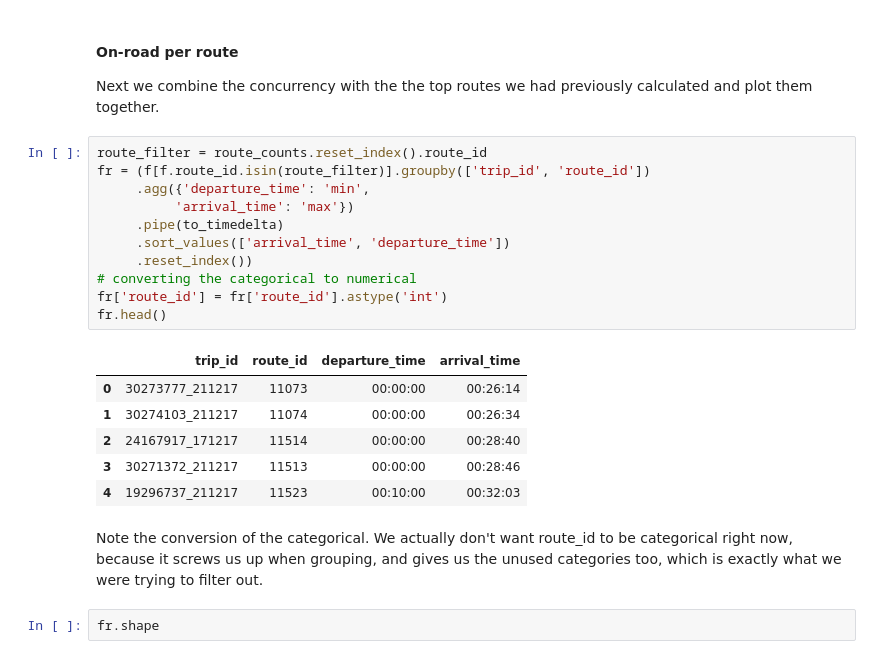
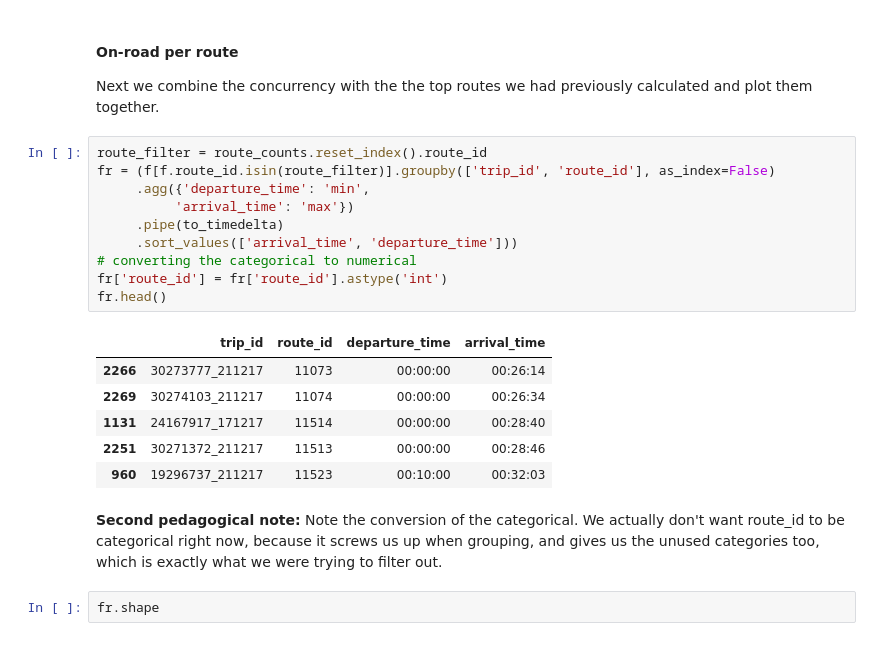
Before and after one commit to cjer/cjer-pelican, a Jupyter notebook: content/notebooks/openbus_2_concurrency.ipynb, the cells around one changed output. Saved outputs shown, nothing was run; the diff lists cells and outputs as text.

Commit message:
- second post markdown stuff

```diff
--- a/content/notebooks/openbus_2_concurrency.ipynb
+++ b/content/notebooks/openbus_2_concurrency.ipynb
@@ -499,24 +495,23 @@ Notice that we're not sharing x and y axes.
 Next we combine the concurrency with the the top routes we had previously calculated and plot them together.
 # %%
 route_filter = route_counts.reset_index().route_id
-fr = (f[f.route_id.isin(route_filter)].groupby(['trip_id', 'route_id'])
+fr = (f[f.route_id.isin(route_filter)].groupby(['trip_id', 'route_id'], as_index=False)
      .agg({'departure_time': 'min',
           'arrival_time': 'max'})
      .pipe(to_timedelta)
-     .sort_values(['arrival_time', 'departure_time'])
-     .reset_index())
+     .sort_values(['arrival_time', 'departure_time']))
 # converting the categorical to numerical
 fr['route_id'] = fr['route_id'].astype('int')
 fr.head()
 # %% [output]
 |  | trip_id | route_id | departure_time | arrival_time |
-| 0 | 30273777_211217 | 11073 | 00:00:00 | 00:26:14 |
-| 1 | 30274103_211217 | 11074 | 00:00:00 | 00:26:34 |
-| 2 | 24167917_171217 | 11514 | 00:00:00 | 00:28:40 |
-| 3 | 30271372_211217 | 11513 | 00:00:00 | 00:28:46 |
-| 4 | 19296737_211217 | 11523 | 00:10:00 | 00:32:03 |
+| 2266 | 30273777_211217 | 11073 | 00:00:00 | 00:26:14 |
+| 2269 | 30274103_211217 | 11074 | 00:00:00 | 00:26:34 |
+| 1131 | 24167917_171217 | 11514 | 00:00:00 | 00:28:40 |
+| 2251 | 30271372_211217 | 11513 | 00:00:00 | 00:28:46 |
+| 960 | 19296737_211217 | 11523 | 00:10:00 | 00:32:03 |
 # %% [markdown]
-Note the conversion of the categorical. We actually don't want route_id to be categorical right now, because it screws us up when grouping, and gives us the unused categories too, which is exactly what we were trying to filter out.
+**Second pedagogical note:** Note the conversion of the categorical. We actually don't want route_id to be categorical right now, because it screws us up when grouping, and gives us the unused categories too, which is exactly what we were trying to filter out.
 # %%
 fr.shape
 # %% [output]
```
Also changed, not shown: parts of 5 cells of this notebook, 4 other files.
